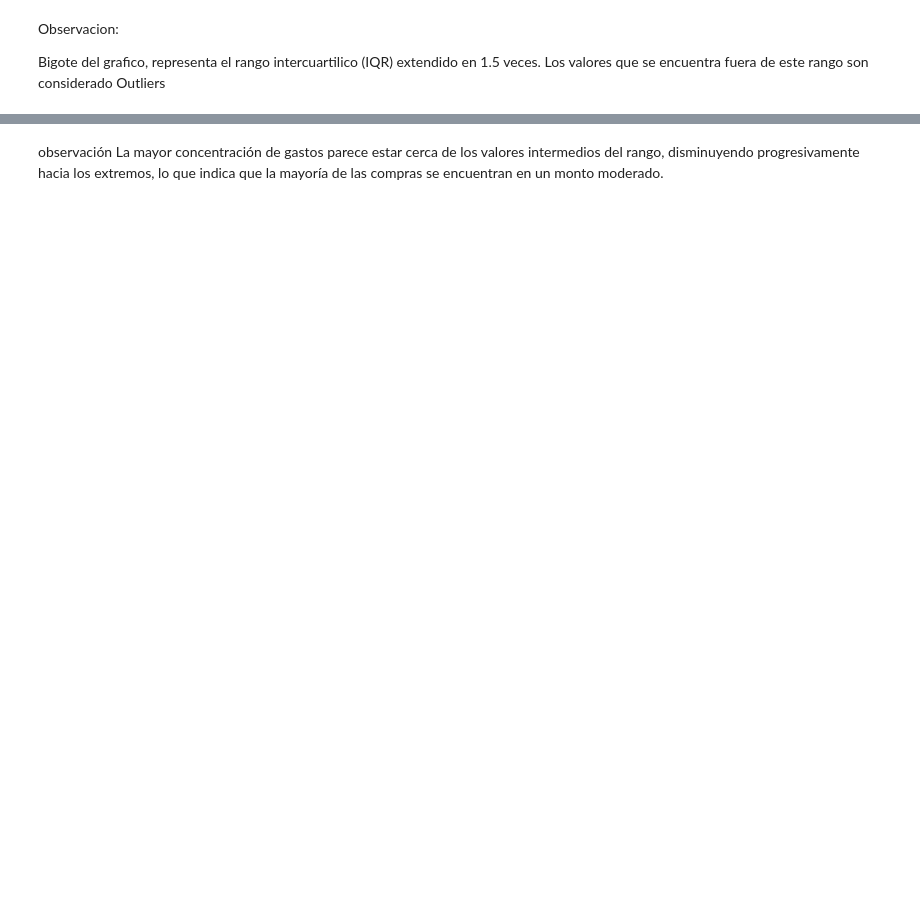
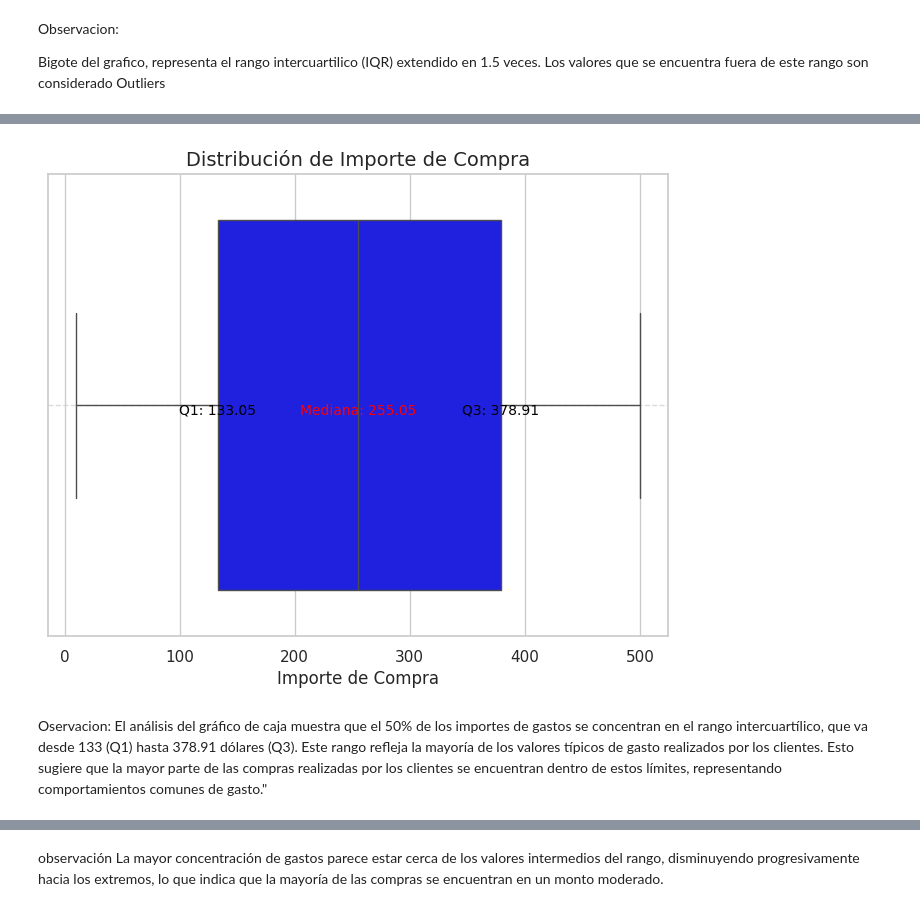
Before and after one commit to lulusi22/Portafolio, a Jupyter notebook: Comportamiento_del_cliente_Walmart_Parte_I_preparación_de_los_datos.ipynb, the cells around one changed output, grey strips where cells are left out. Drawn from its saved outputs; the diff is of its cells as text; code cells hidden in the pictures; blank space fills up the shorter version.

```diff
--- a/Comportamiento_del_cliente_Walmart_Parte_I_preparación_de_los_datos.ipynb
+++ b/Comportamiento_del_cliente_Walmart_Parte_I_preparación_de_los_datos.ipynb
@@ -421,3 +523,33 @@ Se observa que los rangos con mayor frecuencia corresponden a las edades de 20,
+# %%
+# Configurar el estilo de los gráficos
+sns.set(style="whitegrid")
+
+# Crear el gráfico de caja
+plt.figure(figsize=(8, 6))  # Ajustar el tamaño del gráfico
+sns.boxplot(x=dato['Purchase_Amount'], color='Blue')
+#Calcular los cuartiles
+# Calcular los cuartiles
+q1 = dato['Purchase_Amount'].quantile(0.25)
+q2 = dato['Purchase_Amount'].quantile(0.50)  # Mediana
+q3 = dato['Purchase_Amount'].quantile(0.75)
+
+# Agregar los cuartiles al gráfico:
+plt.text(q1, 0.02, f'Q1: {q1:.2f}', color='black', fontsize=10, ha='center')
+plt.text(q2, 0.02, f'Mediana: {q2:.2f}', color='red', fontsize=10, ha='center')
+plt.text(q3, 0.02, f'Q3: {q3:.2f}', color='black', fontsize=10, ha='center')
+
+# Personalizar el gráfico
+plt.title('Distribución de Importe de Compra', fontsize=14)
+plt.xlabel('Importe de Compra', fontsize=12)
+plt.grid(axis='y', linestyle='--', alpha=0.7)
+
+# Mostrar el gráfico
+plt.show()
+# %% [output]
+[figure, added]
+# %% [markdown]
+Oservacion:
+El análisis del gráfico de caja muestra que el 50% de los importes de gastos se concentran en el rango intercuartílico, que va desde 133 (Q1) hasta 378.91 dólares (Q3). Este rango refleja la mayoría de los valores típicos de gasto realizados por los clientes. Esto sugiere que la mayor parte de las compras realizadas por los clientes se encuentran dentro de estos límites, representando comportamientos comunes de gasto."
 # %%
 # visualizar Purchase_Amount por medio de un histograma
 plt.figure(figsize=(10, 6))
```
Also changed, not shown: parts of 65 cells of this notebook.
